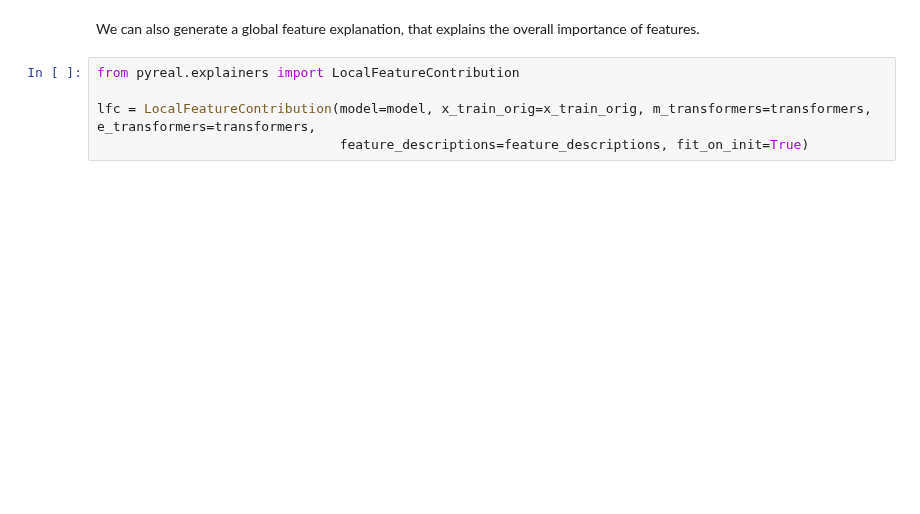
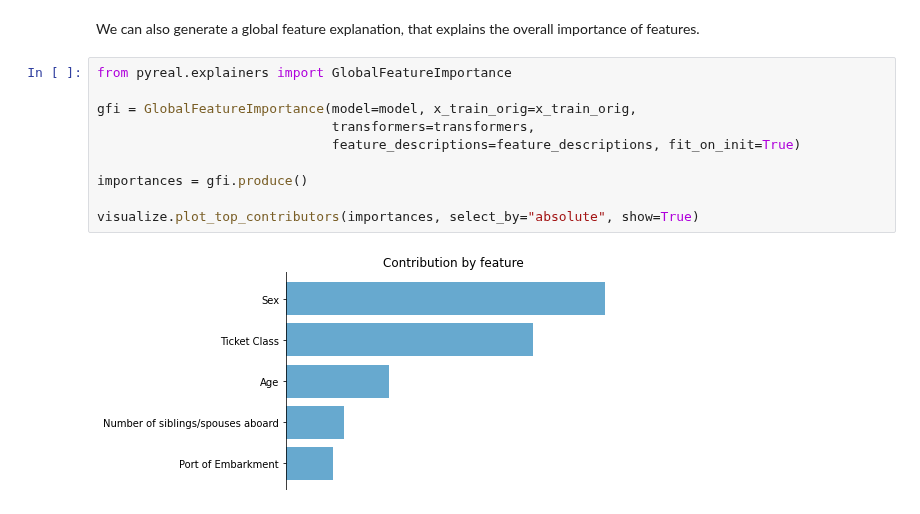
Before and after one commit to sibyl-dev/pyreal, a Jupyter notebook: tutorials/titanic/titanic_lfc_gfi.ipynb, the cells around one changed output. Saved outputs shown, nothing was run; the diff lists cells and outputs as text; blank space fills up the shorter version.

```diff
--- a/tutorials/titanic/titanic_lfc_gfi.ipynb
+++ b/tutorials/titanic/titanic_lfc_gfi.ipynb
@@ -74,7 +82,14 @@ visualize.plot_top_contributors(contributions, select_by="absolute", values=x_in
 # %% [markdown]
 We can also generate a global feature explanation, that explains the overall importance of features.
 # %%
-from pyreal.explainers import LocalFeatureContribution
+from pyreal.explainers import GlobalFeatureImportance
 
-lfc = LocalFeatureContribution(model=model, x_train_orig=x_train_orig, m_transformers=transformers, e_transformers=transformers,
-                               feature_descriptions=feature_descriptions, fit_on_init=True)
+gfi = GlobalFeatureImportance(model=model, x_train_orig=x_train_orig,
+                              transformers=transformers,
+                              feature_descriptions=feature_descriptions, fit_on_init=True)
+
+importances = gfi.produce()
+
+visualize.plot_top_contributors(importances, select_by="absolute", show=True)
+# %% [output]
+[figure, added]
```
Also changed, not shown: parts of 3 cells of this notebook, 3 other files.
